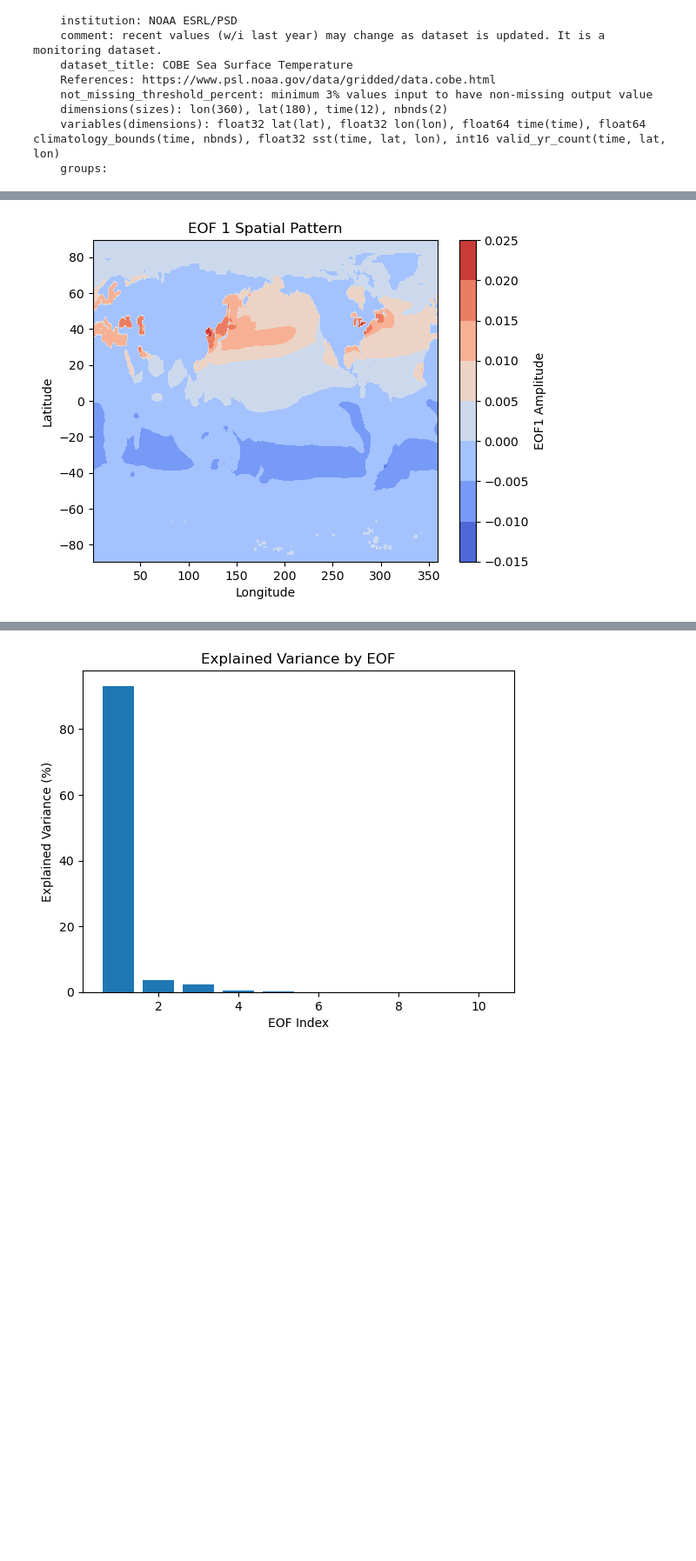
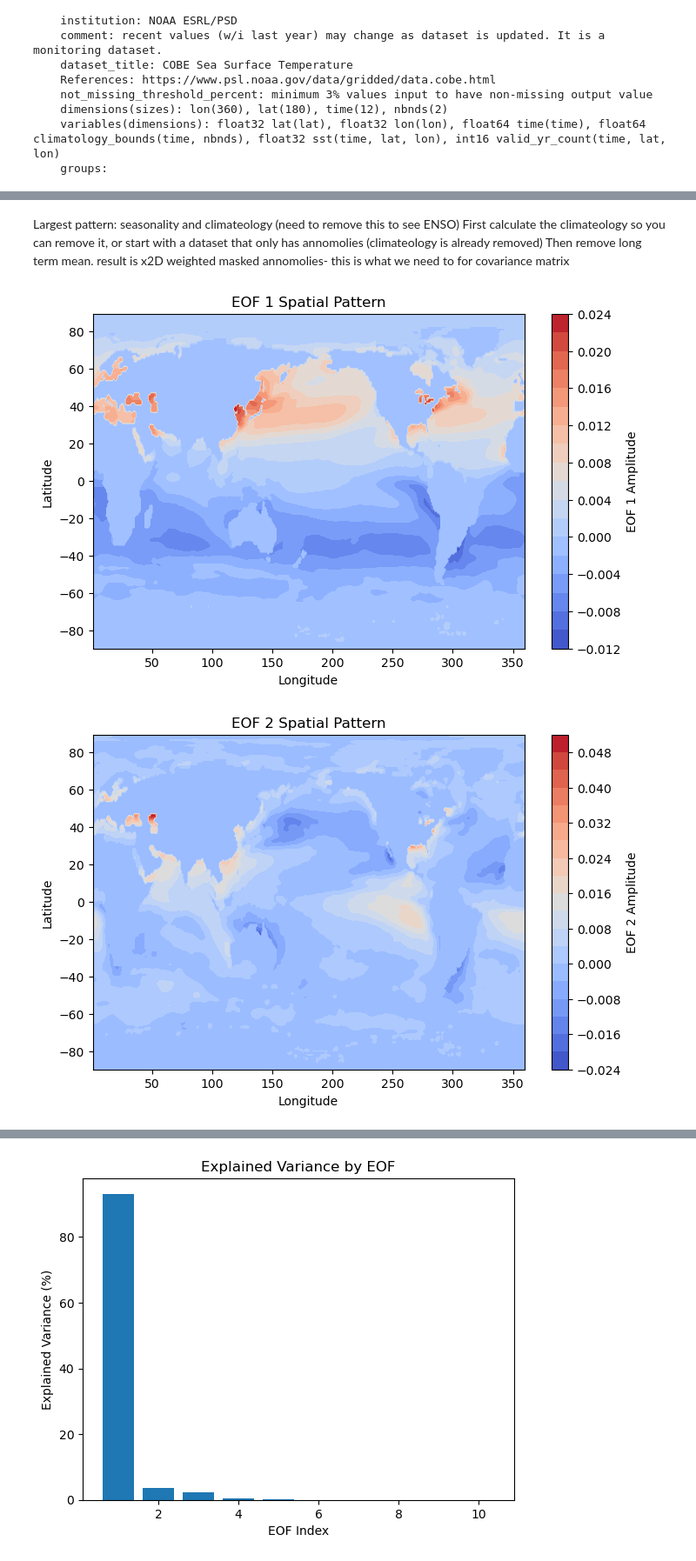
Before and after one commit to jjs462/EAS6995, a Jupyter notebook: Lab0/Lab0.ipynb, the cells around one changed output, grey strips where cells are left out. Shown: that part at 87% size. Saved outputs shown, nothing was run; the diff lists cells and outputs as text; code cells hidden in the pictures; blank space fills up the shorter version.

```diff
--- a/Lab0/Lab0.ipynb
+++ b/Lab0/Lab0.ipynb
@@ -6,7 +6,7 @@ import cartopy.crs as ccrs
 from numpy import linalg as ln #to compute eigen values/ vectors
 import netCDF4 as nc
 # %%
-SST = nc.Dataset('sst.mon.ltm.1991-2020.nc', 'r') # read or write mode?
+SST = nc.Dataset('sst.mon.ltm.1991-2020 (1).nc')#, 'r') # read or write mode?
 # %%
 SST
 # %% [output]
@@ -35,4 +37,12 @@ SST.close() #do I need this?
+# %%
+sst = sst.astype(np.float64)  # Convert SST to float64 precision
+sst[np.isinf(sst)] = np.nan  # Ensure no infinities exist
 # %%
 # Compute monthly climatology
 monthly_climatology = np.mean(sst, axis=0)  # Adjust for seasonal periodicity
-anomalies = sst - monthly_climatology
+
+sst_anomalies = sst - monthly_climatology
+
+# Remove Long-Term Mean (Climatological Mean)
+long_term_mean = np.mean(sst_anomalies, axis=0)  # Compute mean over time
+sst_anomalies = sst_anomalies - long_term_mean  # Subtract long-term mean
@@ -47 +63,7 @@ weighted_sst = anomalies * weights[np.newaxis, :, :]  # Resulting shape: (12, 18
+# %%
+# Apply weights: optional, but this step doesn't exaderate poles/ high latitudes
+latitudes = np.deg2rad(lat)
+weights = np.sqrt(np.cos(latitudes))[:, np.newaxis]
+# Apply weights to anomalies
+weighted_sst = sst_anomalies * weights
 # %%
@@ -51,6 +73,10 @@ weighted_sst[nan_mask] = np.nanmean(weighted_sst)
 
 n_time, n_lat, n_lon = weighted_sst.shape
 reshaped_data = weighted_sst.reshape(n_time, n_lat * n_lon)
+# %% [markdown]
+Largest pattern: seasonality and climateology (need to remove this to see ENSO)
+First calculate the climateology so you can remove it, or start with a dataset that only has annomolies (climateology is already removed)
+Then remove long term mean. result is x2D weighted masked annomolies- this is what we need to for covariance matrix
 # %%
 # Compute EOFs
 from sklearn.decomposition import PCA
@@ -61,14 +87,26 @@ pcs = pca.fit_transform(reshaped_data)  # Principal components
 eofs = pca.components_  # EOFs
 explained_variance = pca.explained_variance_ratio_  # Variance explained by each EOF
 # %%
-# Reshape EOF1 to spatial dimensions
-eof1 = eofs[0, :].reshape(n_lat, n_lon)
 
-plt.contourf(lon, lat, eof1, cmap='coolwarm')
-plt.colorbar(label='EOF1 Amplitude')
-plt.xlabel('Longitude')
-plt.ylabel('Latitude')
-plt.title('EOF 1 Spatial Pattern')
-plt.show()
+# Reshape EOFs back to spatial dimensions
+eof1_map = eofs[0, :].reshape(sst.shape[1], sst.shape[2])
+eof2_map = eofs[1, :].reshape(sst.shape[1], sst.shape[2])
+eof3_map = eofs[2, :].reshape(sst.shape[1], sst.shape[2])
+
+# Define a plotting function for cleaner code
+def plot_eof(eof_map, eof_num):
+    plt.figure(figsize=(8, 5))
+    plt.contourf(lon, lat, eof_map, cmap="coolwarm", levels=20)
+    plt.colorbar(label=f"EOF {eof_num} Amplitude")
+    plt.xlabel("Longitude")
+    plt.ylabel("Latitude")
+    plt.title(f"EOF {eof_num} Spatial Pattern")
+    plt.show()
+
+# Plot EOF 1, 2, and 3
+plot_eof(eof1_map, 1)
+plot_eof(eof2_map, 2)
+plot_eof(eof3_map, 3)
 # %% [output]
-[figure, old version]
+[figure, new version]
+[figure, added]
```
Also changed, not shown: parts of 11 cells of this notebook, 9 other files.
